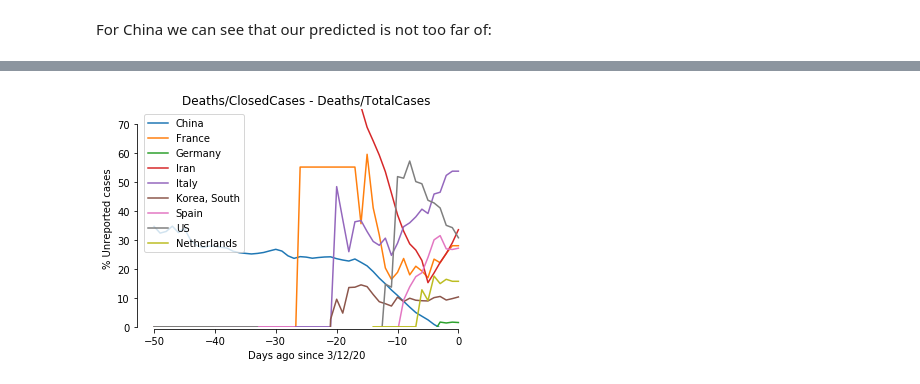
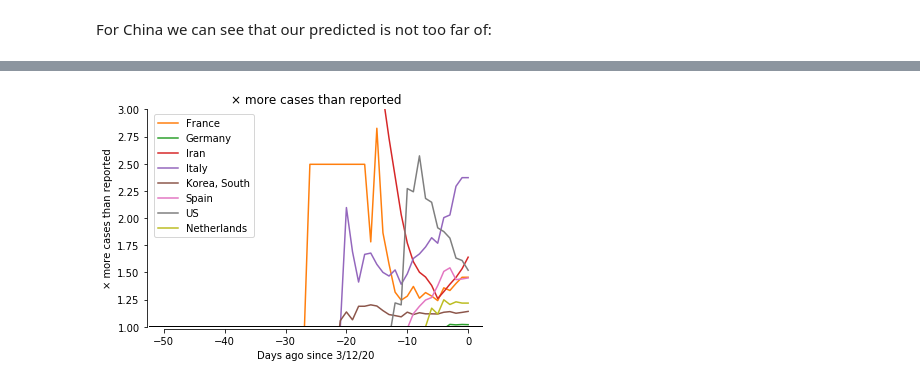
Before and after one commit to jwdegee/py_covid19, a Jupyter notebook: covid19.ipynb, the cells around one changed output, grey strips where cells are left out. Saved outputs shown, nothing was run; the diff lists cells and outputs as text; code cells hidden in the pictures.

Commit message:
I now compute how many more cases exist than reported

```diff
--- a/covid19.ipynb
+++ b/covid19.ipynb
@@ -81,8 +81,10 @@ Let's start with computing the world-wide mortality rate.
 -- Mortality rate based on the closed cases = # deaths / (# deaths + # recoveries).
 Let's compute these numbers:
 # %%
-mortality_total = df_d.iloc[-1].sum() / df.iloc[-1].sum() * 100
-mortality_closed = df_d.iloc[-1].sum() / (df_c.iloc[-1].sum()) * 100
+# mortality_total = df_d.iloc[-1].sum() / df.iloc[-1].sum() * 100
+# mortality_closed = df_d.iloc[-1].sum() / (df_c.iloc[-1].sum()) * 100
+mortality_total = df_d['China'].iloc[-1] / df['China'].iloc[-1] * 100
+mortality_closed = df_d['China'].iloc[-1] / (df_c['China'].iloc[-1]) * 100
 print('mortality rate total = {}%'.format(round(mortality_total, 3)))
 print('mortality rate closed = {}%'.format(round(mortality_closed, 3)))
 # %% [output]
@@ -97,8 +97,8 @@ df_m_total = (df_d/df*100)
 df_m_closed = (df_d/df_c*100)
 for country, color in zip(country_list, colors):
     if (country == 'China'):
-        plt.plot(df_m_closed.loc[:,country], color=color, label=country + ' - mortality of total cases')
-        plt.plot(df_m_total.loc[:,country], ls='--', color=color, label=country + ' - mortiality of closed cases')
+        plt.plot(df_m_closed.loc[:,country], color=color, label='{}; mortality of total cases'.format(country))
+        plt.plot(df_m_total.loc[:,country], ls='--', color=color, label='{}; mortiality of closed cases'.format(country))
 plt.legend()
 plt.title('Deaths/ClosedCases & Deaths/TotalCases')
 plt.xlabel('Days ago since {}'.format(last_date))
@@ -146,12 +161,13 @@ Let's plot the fraction of unreported cases of the the predicted cases in China:
 # %%
-df_reported = 100 - (df / df_predicted * 100)
+df_increase = df_predicted / df
 for country, color in zip(country_list, colors):
     if country == 'China':
-        plt.plot(df_reported.loc[:,country], color=color, label=country)
+        plt.plot(df_increase.loc[:,country], color=color, label=country)
 plt.legend()
-plt.title('Deaths/ClosedCases - Deaths/TotalCases')
+plt.title('× more cases than reported')
 plt.xlabel('Days ago since {}'.format(last_date))
-plt.ylabel('% Unreported cases')
-plt.ylim(0,100)
+plt.ylabel('× more cases than reported')
+plt.ylim(1,2.5)
+plt.axhline(1, lw=2, color='k')
 sns.despine(offset=2, trim=True)
 # %% [output]
@@ -162,3 +178,15 @@ Thus, for a long time it seems that >20% of cases went unreported. Reasons for t
 **Why did these untracked cases not cause more harm in China? Simply because they were all contained within the Wuhan region, and thus could not spread beyond!**
 
 In other regions something different is going on...
+# %%
+for country, color in zip(country_list, colors):
+    if not country == 'China':
+        plt.plot(df.loc[:,country], color=color, label='{} - reported'.format(country))
+        plt.plot(df_predicted.loc[:,country], color=color, ls='--', label='{} - predicted'.format(country))
+plt.legend(loc=2)
+plt.title('Reported vs. predicted cases')
+plt.xlabel('Days ago since {}'.format(last_date))
+plt.ylabel('Cases #')
+plt.xlim(xmin=-25)
+# plt.yscale('log')
+sns.despine(offset=2, trim=True)
@@ -165,12 +195,14 @@ In other regions something different is going on...
 # %%
-df_reported = 100 - (df / df_predicted * 100)
+df_increase = df_predicted / df
 for country, color in zip(country_list, colors):
-    plt.plot(df_reported.loc[:,country], color=color, label=country)
+    if not country == 'China':
+        plt.plot(df_increase.loc[:,country], color=color, label=country)
 plt.legend()
-plt.title('Deaths/ClosedCases - Deaths/TotalCases')
+plt.title('× more cases than reported')
 plt.xlabel('Days ago since {}'.format(last_date))
-plt.ylabel('% Unreported cases')
-plt.ylim(0,75)
+plt.ylabel('× more cases than reported')
+plt.ylim(1,3)
+plt.axhline(1, lw=2, color='k')
 sns.despine(offset=2, trim=True)
 # %% [output]
-[figure, old version]
+[figure, new version]
```
Also changed, not shown: parts of 25 cells of this notebook.
